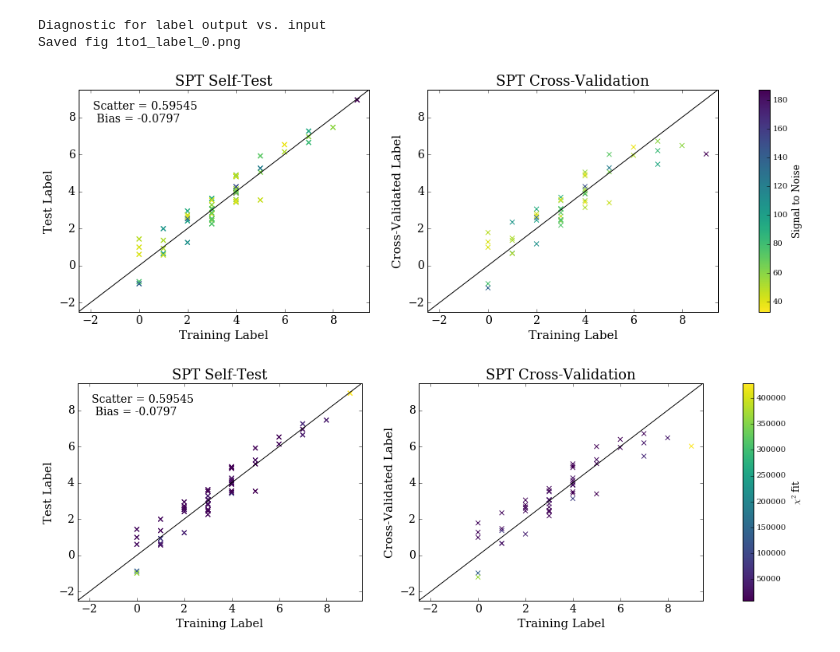
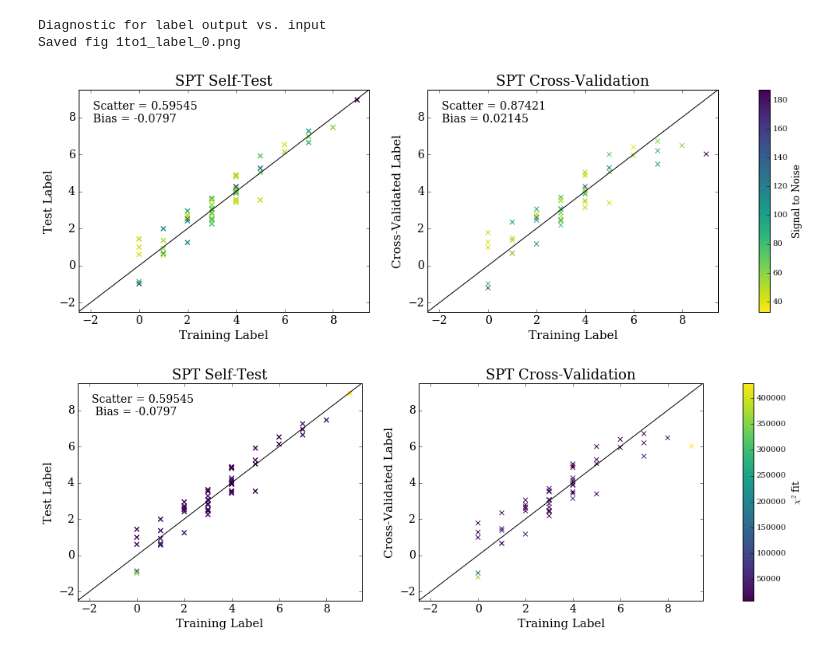
Before and after one commit to jbirky/Mdwarf_project, a Jupyter notebook: cannon_runs/train_west/run_cannon.ipynb, the cells around one changed output. Saved outputs shown, nothing was run; the diff lists cells and outputs as text; code cells hidden in the pictures.

```diff
--- a/cannon_runs/train_west/run_cannon.ipynb
+++ b/cannon_runs/train_west/run_cannon.ipynb
@@ -104,39 +104,42 @@ df.to_csv('results/test_results.csv', index=None)
 # %%
 x = np.arange(-10,15)
 scat1, bias1 = np.round(np.std(tst_spt_err),5), np.round(np.mean(tst_spt_err),5)
-text1 = 'Scatter = %s \n Bias = %s'%(scat1, bias1)
+text1 = 'Scatter = %s \nBias = %s'%(scat1, bias1)
+scat2, bias2 = np.round(np.std(crv_spt_err),5), np.round(np.mean(crv_spt_err),5)
+text2 = 'Scatter = %s \nBias = %s'%(scat2, bias2)
 
 fig, (ax1, ax2) = plt.subplots(1,2, figsize=[18,5])
 pl = ax1.scatter(trn_spt, tst_spt, marker='x', c=ds.test_SNR, s=35, cmap='viridis_r')
 
 ax1.scatter(trn_spt, tst_spt, c=ds.test_SNR, marker='x', s=35, cmap='viridis_r')
 ax1.text(0.05, 0.95, text1, fontsize=14, transform=ax1.transAxes, verticalalignment='top')
 ax1.plot(x,x, color='k')
 ax1.set_xlim(-2.5,9.5)
 ax1.set_ylim(-2.5,9.5)
 ax1.set_xlabel('Training Label', fontsize=15)
 ax1.set_ylabel('Test Label', fontsize=15)
 ax1.tick_params(axis='x', labelsize=14)
 ax1.tick_params(axis='y', labelsize=14)
 ax1.set_title('SPT Self-Test', fontsize=18)
 
 ax2.scatter(trn_spt, crv_spt, c=ds.test_SNR, marker='x', s=35, cmap='viridis_r')
+ax2.text(0.05, 0.95, text2, fontsize=14, transform=ax2.transAxes, verticalalignment='top')
 pl = ax1.scatter(trn_spt, tst_spt, marker='x', c=ds.test_SNR, s=35, cmap='viridis_r')
 
 ax2.plot(x,x, color='k')
 ax2.set_xlim(-2.5,9.5)
 ax2.set_ylim(-2.5,9.5)
 ax2.set_xlabel('Training Label', fontsize=15)
 ax2.set_ylabel('Cross-Validated Label', fontsize=15)
 ax2.set_title('SPT Cross-Validation', fontsize=18)
 ax2.tick_params(axis='x', labelsize=14)
 ax2.tick_params(axis='y', labelsize=14)
 cb = plt.colorbar(pl, ax=(ax1,ax2), orientation='vertical')
 cb.set_label('Signal to Noise', fontsize=12)
 plt.savefig('results/self_and_validation_test_spt_snr.png')
 plt.show()
 # %% [output]
-[figure, old version]
+[figure, new version]
 # %%
 x = np.arange(-10,15)
 scat1, bias1 = np.round(np.std(tst_spt_err),5), np.round(np.mean(tst_spt_err),5)
```
Also changed, not shown: parts of 2 cells of this notebook.
